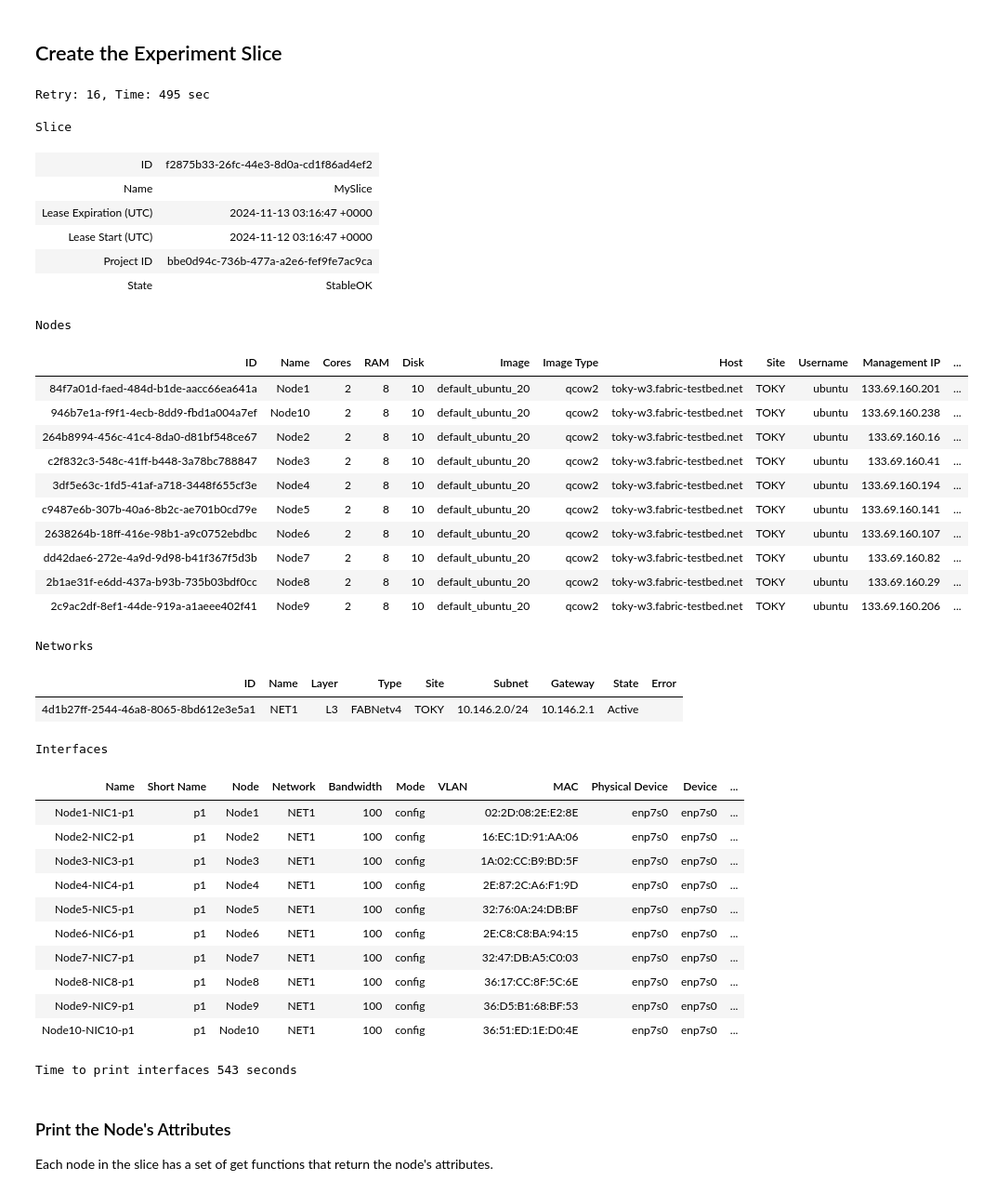
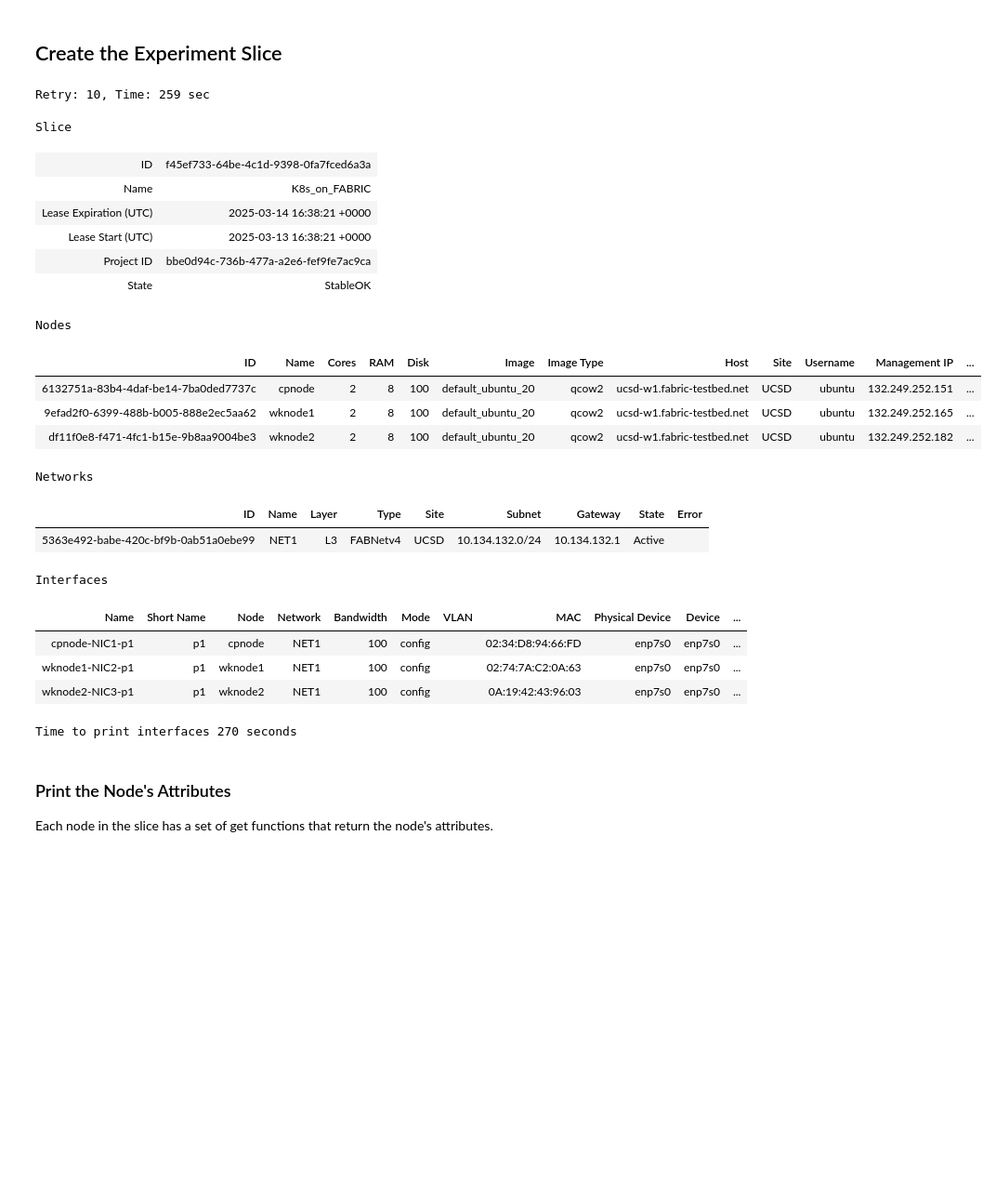
Before and after one commit to cissieAB/DPU_K8s, a Jupyter notebook: FabricPortal_tests/kubernetes_multi-nodes.ipynb, the cells around one changed output. Shown: that part at 93% size. Cells and saved outputs as stored; diff of their text form; code cells hidden in the pictures; blank space fills up the shorter version.

```diff
--- a/FabricPortal_tests/kubernetes_multi-nodes.ipynb
+++ b/FabricPortal_tests/kubernetes_multi-nodes.ipynb
@@ -89,7 +71,7 @@ network_name = 'NET1'
 
 # Create lists for node configurations
 nic_names, node_names = [], []
-for i in range(1, 3):
+for i in range(1, 4):
     if i == 1:
         node_names.append(f"cpnode")
         nic_names.append(f"NIC1")
@@ -109,65 +91,52 @@ try:
     for i in range(len(node_names)):
         node = slice.add_node(
             name=node_names[i],
             site=site,
-            image=image
+            image=image,
+            disk=100
         )
         nodes.append(node)
         iface = node.add_component(
             model='NIC_Basic',
             name=nic_names[i]
         ).get_interfaces()[0]
         ifaces.append(iface)
 
     # Network
     net1 = slice.add_l3network(
         name=network_name,
         interfaces=ifaces,
         type='IPv4'
     )
 
     # Submit Slice Request
     slice_id = slice.submit()
 
 except Exception as e:
     print(f"{e}")
 # %% [output]
-Retry: 16, Time: 495 sec
+Retry: 10, Time: 259 sec
 Slice
-| ID | f2875b33-26fc-44e3-8d0a-cd1f86ad4ef2 |
-| Name | MySlice |
-| Lease Expiration (UTC) | 2024-11-13 03:16:47 +0000 |
-| Lease Start (UTC) | 2024-11-12 03:16:47 +0000 |
+| ID | f45ef733-64be-4c1d-9398-0fa7fced6a3a |
+| Name | K8s_on_FABRIC |
+| Lease Expiration (UTC) | 2025-03-14 16:38:21 +0000 |
+| Lease Start (UTC) | 2025-03-13 16:38:21 +0000 |
 | Project ID | bbe0d94c-736b-477a-a2e6-fef9fe7ac9ca |
 | State | StableOK |
 Nodes
 | ID | Name | Cores | RAM | Disk | Image | Image Type | Host | Site | Username | Management IP | ... |
-| 84f7a01d-faed-484d-b1de-aacc66ea641a | Node1 | 2 | 8 | 10 | default_ubuntu_20 | qcow2 | toky-w3.fabric-testbed.net | TOKY | ubuntu | 133.69.160.201 | ... |
-| 946b7e1a-f9f1-4ecb-8dd9-fbd1a004a7ef | Node10 | 2 | 8 | 10 | default_ubuntu_20 | qcow2 | toky-w3.fabric-testbed.net | TOKY | ubuntu | 133.69.160.238 | ... |
-| 264b8994-456c-41c4-8da0-d81bf548ce67 | Node2 | 2 | 8 | 10 | default_ubuntu_20 | qcow2 | toky-w3.fabric-testbed.net | TOKY | ubuntu | 133.69.160.16 | ... |
-| c2f832c3-548c-41ff-b448-3a78bc788847 | Node3 | 2 | 8 | 10 | default_ubuntu_20 | qcow2 | toky-w3.fabric-testbed.net | TOKY | ubuntu | 133.69.160.41 | ... |
-| 3df5e63c-1fd5-41af-a718-3448f655cf3e | Node4 | 2 | 8 | 10 | default_ubuntu_20 | qcow2 | toky-w3.fabric-testbed.net | TOKY | ubuntu | 133.69.160.194 | ... |
-| c9487e6b-307b-40a6-8b2c-ae701b0cd79e | Node5 | 2 | 8 | 10 | default_ubuntu_20 | qcow2 | toky-w3.fabric-testbed.net | TOKY | ubuntu | 133.69.160.141 | ... |
-| 2638264b-18ff-416e-98b1-a9c0752ebdbc | Node6 | 2 | 8 | 10 | default_ubuntu_20 | qcow2 | toky-w3.fabric-testbed.net | TOKY | ubuntu | 133.69.160.107 | ... |
-| dd42dae6-272e-4a9d-9d98-b41f367f5d3b | Node7 | 2 | 8 | 10 | default_ubuntu_20 | qcow2 | toky-w3.fabric-testbed.net | TOKY | ubuntu | 133.69.160.82 | ... |
-| 2b1ae31f-e6dd-437a-b93b-735b03bdf0cc | Node8 | 2 | 8 | 10 | default_ubuntu_20 | qcow2 | toky-w3.fabric-testbed.net | TOKY | ubuntu | 133.69.160.29 | ... |
-| 2c9ac2df-8ef1-44de-919a-a1aeee402f41 | Node9 | 2 | 8 | 10 | default_ubuntu_20 | qcow2 | toky-w3.fabric-testbed.net | TOKY | ubuntu | 133.69.160.206 | ... |
+| 6132751a-83b4-4daf-be14-7ba0ded7737c | cpnode | 2 | 8 | 100 | default_ubuntu_20 | qcow2 | ucsd-w1.fabric-testbed.net | UCSD | ubuntu | 132.249.252.151 | ... |
+| 9efad2f0-6399-488b-b005-888e2ec5aa62 | wknode1 | 2 | 8 | 100 | default_ubuntu_20 | qcow2 | ucsd-w1.fabric-testbed.net | UCSD | ubuntu | 132.249.252.165 | ... |
+| df11f0e8-f471-4fc1-b15e-9b8aa9004be3 | wknode2 | 2 | 8 | 100 | default_ubuntu_20 | qcow2 | ucsd-w1.fabric-testbed.net | UCSD | ubuntu | 132.249.252.182 | ... |
 Networks
 | ID | Name | Layer | Type | Site | Subnet | Gateway | State | Error |
-| 4d1b27ff-2544-46a8-8065-8bd612e3e5a1 | NET1 | L3 | FABNetv4 | TOKY | 10.146.2.0/24 | 10.146.2.1 | Active |  |
+| 5363e492-babe-420c-bf9b-0ab51a0ebe99 | NET1 | L3 | FABNetv4 | UCSD | 10.134.132.0/24 | 10.134.132.1 | Active |  |
 Interfaces
 | Name | Short Name | Node | Network | Bandwidth | Mode | VLAN | MAC | Physical Device | Device | ... |
-| Node1-NIC1-p1 | p1 | Node1 | NET1 | 100 | config |  | 02:2D:08:2E:E2:8E | enp7s0 | enp7s0 | ... |
-| Node2-NIC2-p1 | p1 | Node2 | NET1 | 100 | config |  | 16:EC:1D:91:AA:06 | enp7s0 | enp7s0 | ... |
-| Node3-NIC3-p1 | p1 | Node3 | NET1 | 100 | config |  | 1A:02:CC:B9:BD:5F | enp7s0 | enp7s0 | ... |
-| Node4-NIC4-p1 | p1 | Node4 | NET1 | 100 | config |  | 2E:87:2C:A6:F1:9D | enp7s0 | enp7s0 | ... |
-| Node5-NIC5-p1 | p1 | Node5 | NET1 | 100 | config |  | 32:76:0A:24:DB:BF | enp7s0 | enp7s0 | ... |
-| Node6-NIC6-p1 | p1 | Node6 | NET1 | 100 | config |  | 2E:C8:C8:BA:94:15 | enp7s0 | enp7s0 | ... |
-| Node7-NIC7-p1 | p1 | Node7 | NET1 | 100 | config |  | 32:47:DB:A5:C0:03 | enp7s0 | enp7s0 | ... |
-| Node8-NIC8-p1 | p1 | Node8 | NET1 | 100 | config |  | 36:17:CC:8F:5C:6E | enp7s0 | enp7s0 | ... |
-| Node9-NIC9-p1 | p1 | Node9 | NET1 | 100 | config |  | 36:D5:B1:68:BF:53 | enp7s0 | enp7s0 | ... |
-| Node10-NIC10-p1 | p1 | Node10 | NET1 | 100 | config |  | 36:51:ED:1E:D0:4E | enp7s0 | enp7s0 | ... |
+| cpnode-NIC1-p1 | p1 | cpnode | NET1 | 100 | config |  | 02:34:D8:94:66:FD | enp7s0 | enp7s0 | ... |
+| wknode1-NIC2-p1 | p1 | wknode1 | NET1 | 100 | config |  | 02:74:7A:C2:0A:63 | enp7s0 | enp7s0 | ... |
+| wknode2-NIC3-p1 | p1 | wknode2 | NET1 | 100 | config |  | 0A:19:42:43:96:03 | enp7s0 | enp7s0 | ... |
-Time to print interfaces 543 seconds
+Time to print interfaces 270 seconds
 # %% [markdown]
 ### Print the Node's Attributes
 
```
Also changed, not shown: parts of 16 cells of this notebook, 1 other file.
